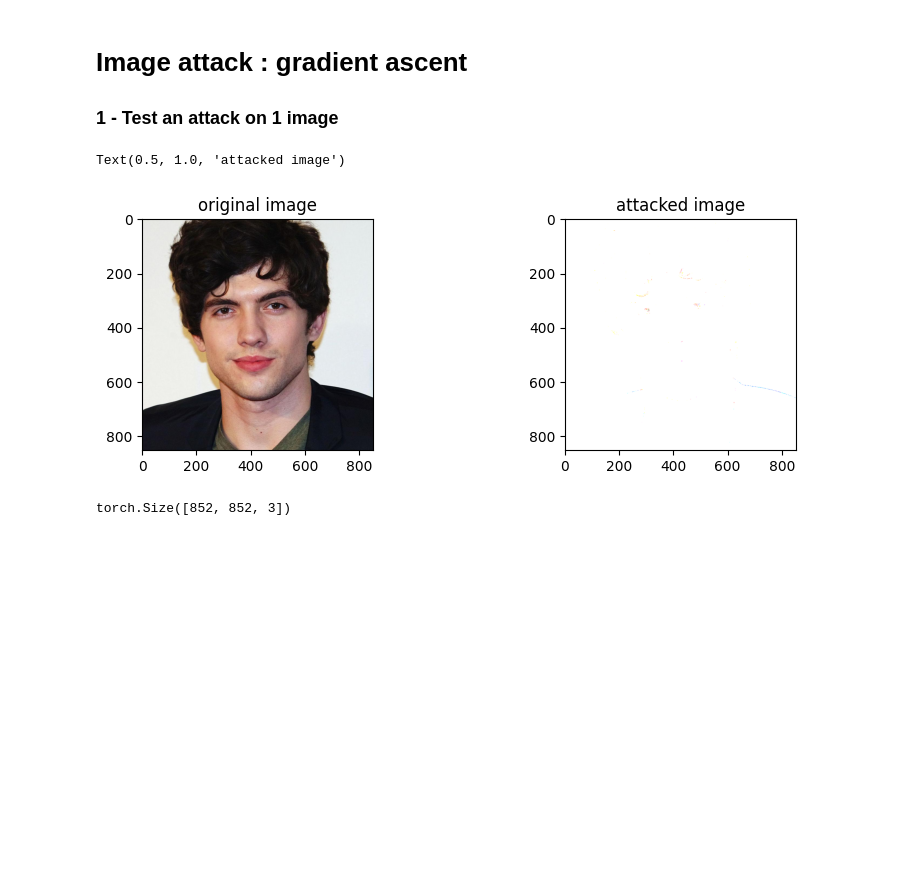
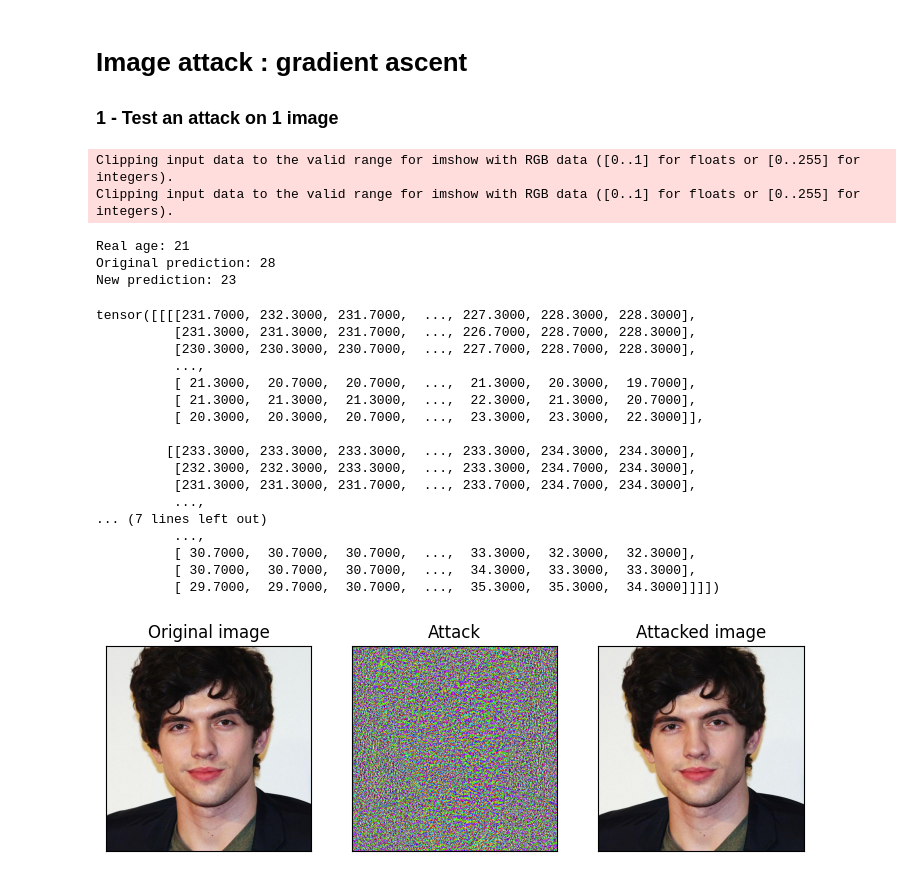
Before and after one commit to MaximeRCD/Project-age-estimation-pytorch, a Jupyter notebook: notebook_test_YN.ipynb, the cells around one changed output. Saved outputs shown, nothing was run; the diff lists cells and outputs as text; code cells hidden in the pictures; blank space fills up the shorter version.

```diff
--- a/notebook_test_YN.ipynb
+++ b/notebook_test_YN.ipynb
@@ -112,36 +90,0 @@ def denorm(batch, mean=[0.1307], std=[0.3081]):
-# %%
-#model(image_test_tensor)
-
-image_test_tensor.requires_grad = True
-output = model(image_test_tensor)
-#init_pred = output.max(1, keepdim=True)[1]
-loss = - torch.nn.functional.cross_entropy(output,torch.tensor([23]))
-
-model.zero_grad()
-
-# Calculate gradients of model in backward pass
-loss.backward()
-
-# Collect ``datagrad``
-data_grad = image_test_tensor.grad.data
-
-data_denorm = denorm(image_test_tensor)
-
-
-perturbed_data = fgsm_attack(data_denorm, 0.007, data_grad)
-# Reapply normalization
-perturbed_data_normalized = torchvision.transforms.Normalize((0.1307,), (0.3081,))(perturbed_data)
-# %%
-_, axes = plt.subplots(1,2, figsize = (10,3))
-
-axes[0].imshow(image_test)
-axes[0].set_title("original image")
-axes[1].imshow(perturbed_data.squeeze().permute(1,2,0).detach().numpy())
-axes[1].set_title("attacked image")
-# %% [output]
-Text(0.5, 1.0, 'attacked image')
-[figure, removed]
-# %%
-perturbed_data.squeeze().permute(1,2,0).shape
-# %% [output]
-torch.Size([852, 852, 3])
@@ -161,0 +246,31 @@ def fgsm_attack(image, epsilon, data_grad):
+# %%
+image_attacked = ImageAttacked(model = model, epsilon = 0.3)
+# Compute the attack on a image
+im = image_attacked.get_image("test", "005616.jpg_face.jpg")
+# %%
+# Apply the attack on the same image
+image_attacked.apply_attack_to_image("test", "005616.jpg_face.jpg", verbose=True, show=True)
+# %% [output]
+Clipping input data to the valid range for imshow with RGB data ([0..1] for floats or [0..255] for integers).
+Clipping input data to the valid range for imshow with RGB data ([0..1] for floats or [0..255] for integers).
+Real age: 21
+Original prediction: 28
+New prediction: 23
+tensor([[[[231.7000, 232.3000, 231.7000,  ..., 227.3000, 228.3000, 228.3000],
+          [231.3000, 231.3000, 231.7000,  ..., 226.7000, 228.7000, 228.3000],
+          [230.3000, 230.3000, 230.7000,  ..., 227.7000, 228.7000, 228.3000],
+          ...,
+          [ 21.3000,  20.7000,  20.7000,  ...,  21.3000,  20.3000,  19.7000],
+          [ 21.3000,  21.3000,  21.3000,  ...,  22.3000,  21.3000,  20.7000],
+          [ 20.3000,  20.3000,  20.7000,  ...,  23.3000,  23.3000,  22.3000]],
+
+         [[233.3000, 233.3000, 233.3000,  ..., 233.3000, 234.3000, 234.3000],
+          [232.3000, 232.3000, 233.3000,  ..., 233.3000, 234.7000, 234.3000],
+          [231.3000, 231.3000, 231.7000,  ..., 233.7000, 234.7000, 234.3000],
+          ...,
+... (7 lines left out)
+          ...,
+          [ 30.7000,  30.7000,  30.7000,  ...,  33.3000,  32.3000,  32.3000],
+          [ 30.7000,  30.7000,  30.7000,  ...,  34.3000,  33.3000,  33.3000],
+          [ 29.7000,  29.7000,  30.7000,  ...,  35.3000,  35.3000,  34.3000]]]])
+[figure, added]
```
Also changed, not shown: parts of 6 cells of this notebook.
